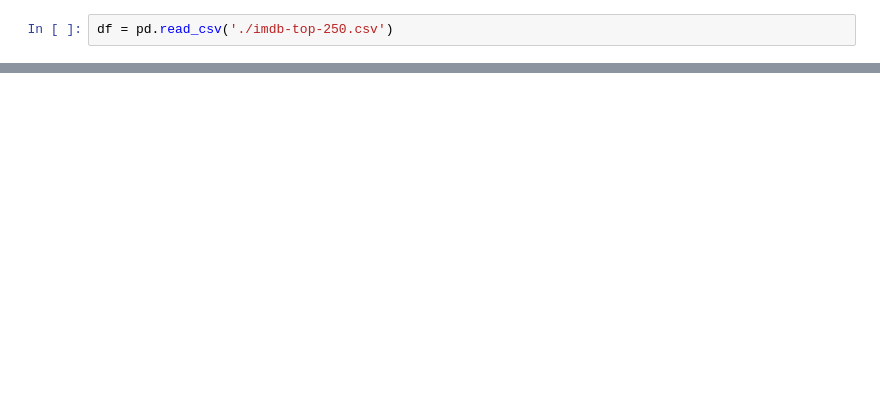
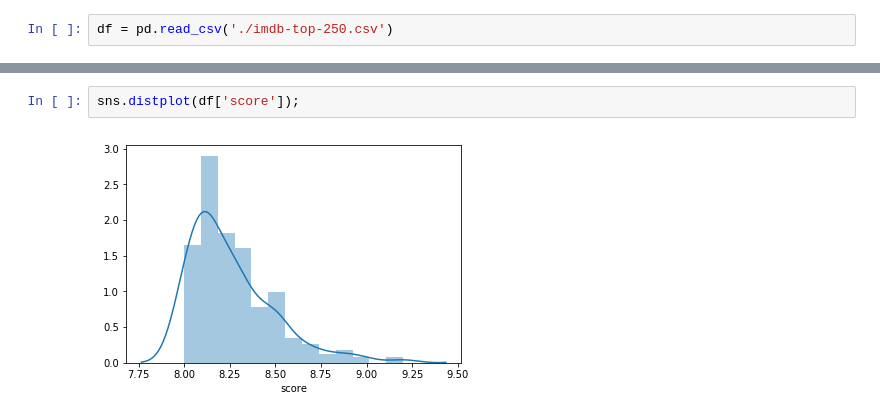
Before and after one commit to myke11j/imdb-top-250-movies, a Jupyter notebook: imdb-top-250.ipynb, the cells around one changed output, grey strips where cells are left out. Saved outputs shown, nothing was run; the diff lists cells and outputs as text; blank space fills up the shorter version.

```diff
--- a/imdb-top-250.ipynb
+++ b/imdb-top-250.ipynb
@@ -67,0 +165,4 @@ plt.show()
+# %%
+sns.distplot(df['score']);
+# %% [output]
+[figure, added]
```
Also changed, not shown: parts of 26 cells of this notebook, 2 other files.
